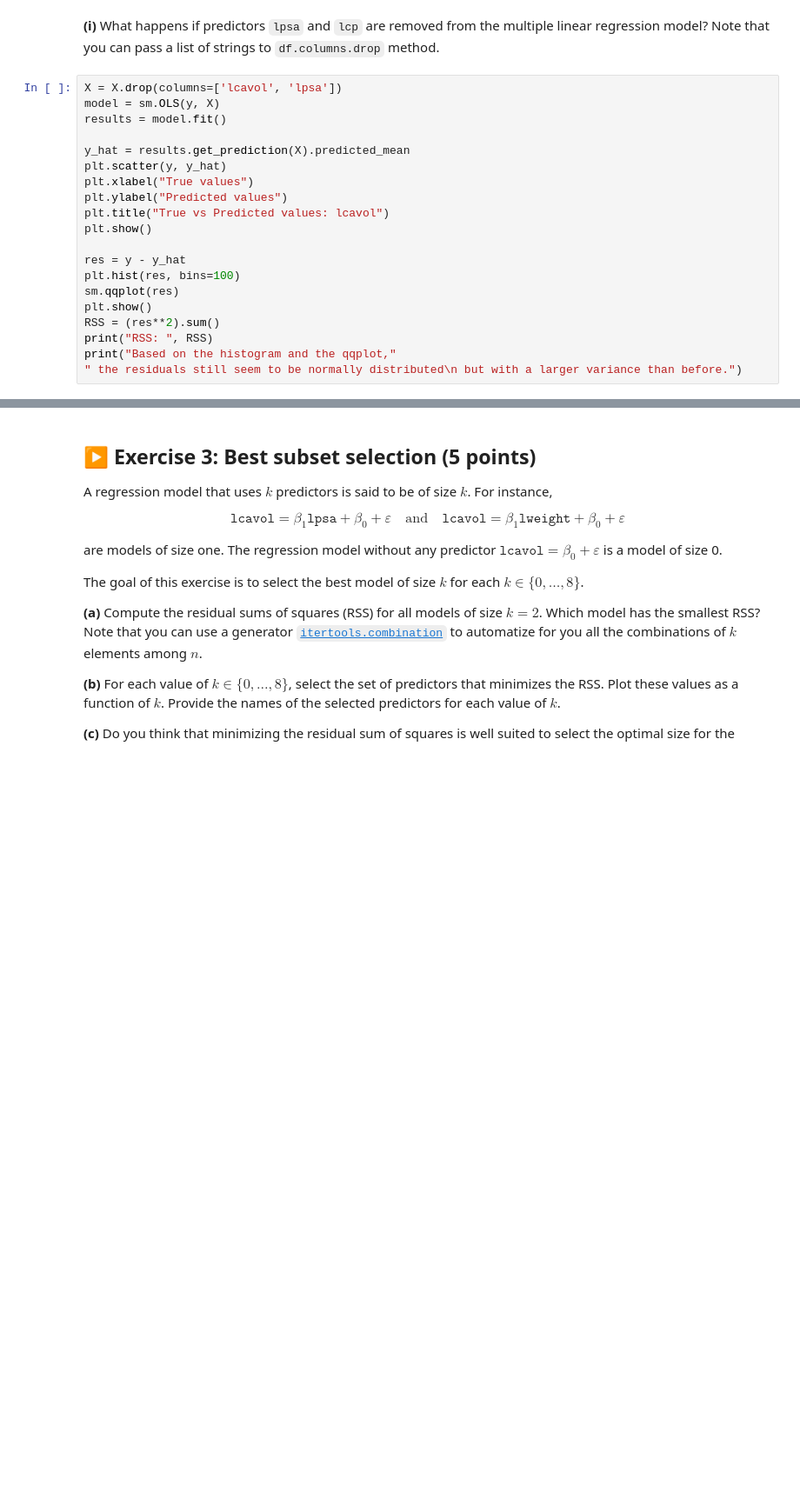
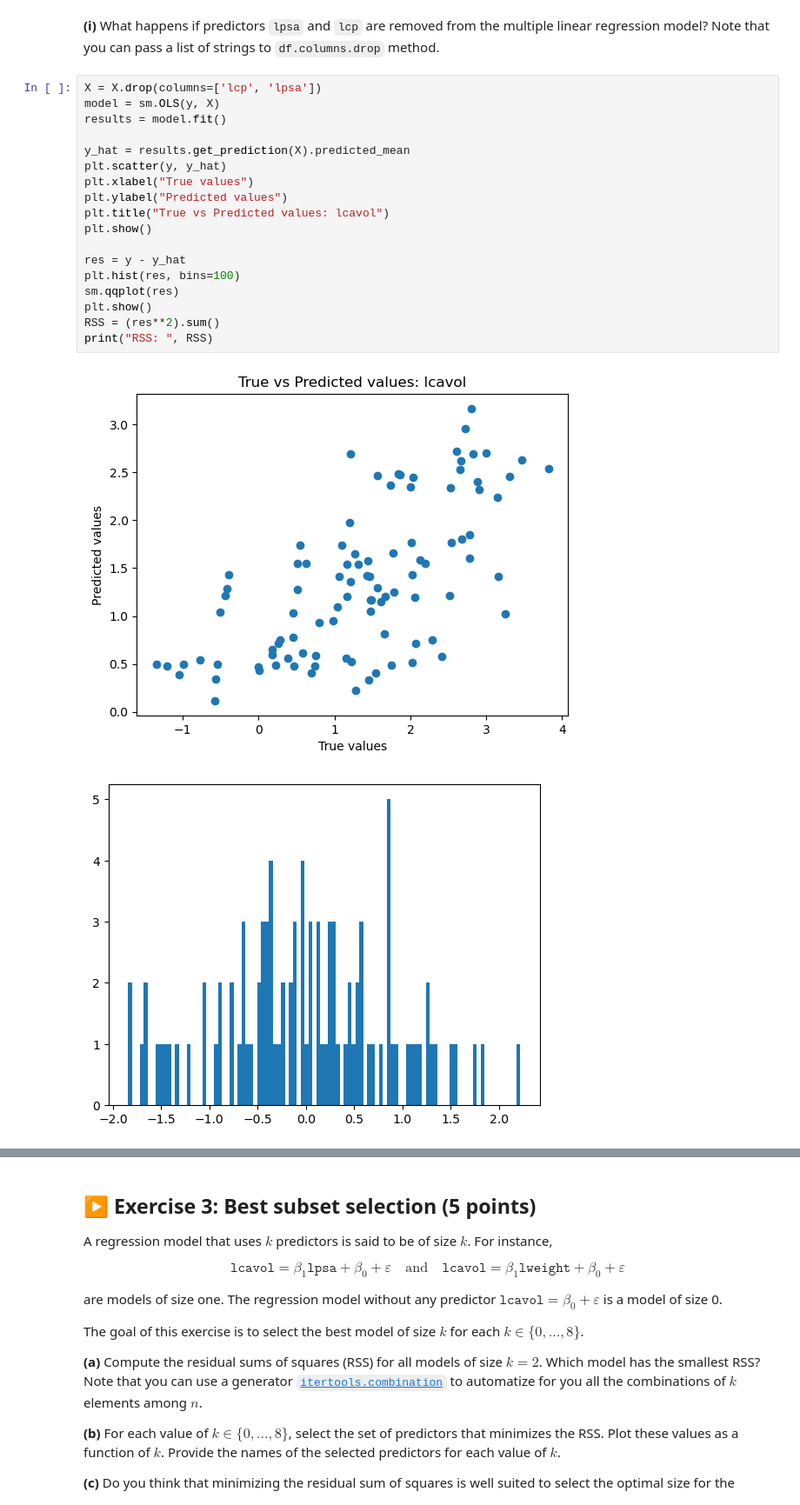
Before and after one commit to MC0117/SLA-labs, a Jupyter notebook: TP1/TP1.ipynb, the cells around one changed output, grey strips where cells are left out. Shown at 87% size. Saved outputs shown, nothing was run; the diff lists cells and outputs as text; blank space fills up the shorter version.

```diff
--- a/TP1/TP1.ipynb
+++ b/TP1/TP1.ipynb
@@ -444,23 +444,23 @@ Based on the histogram and the qqplot, the residuals seem to be normally distrib
 # %% [markdown]
 **(i)** What happens if predictors `lpsa` and `lcp` are removed from the multiple linear regression model? Note that you can pass a list of strings to `df.columns.drop` method.
 # %%
-X = X.drop(columns=['lcavol', 'lpsa'])
+X = X.drop(columns=['lcp', 'lpsa'])
 model = sm.OLS(y, X)
 results = model.fit()
 
 y_hat = results.get_prediction(X).predicted_mean
 plt.scatter(y, y_hat)
 plt.xlabel("True values")
 plt.ylabel("Predicted values")
 plt.title("True vs Predicted values: lcavol")
 plt.show()
 
 res = y - y_hat
 plt.hist(res, bins=100)
 sm.qqplot(res)
 plt.show()
 RSS = (res**2).sum()
 print("RSS: ", RSS)
-print("Based on the histogram and the qqplot,"
-" the residuals still seem to be normally distributed\n but with a larger variance than before.")
 # %% [output]
+[figure, added]
+[figure, added]
```
Also changed, not shown: parts of 15 cells of this notebook.
